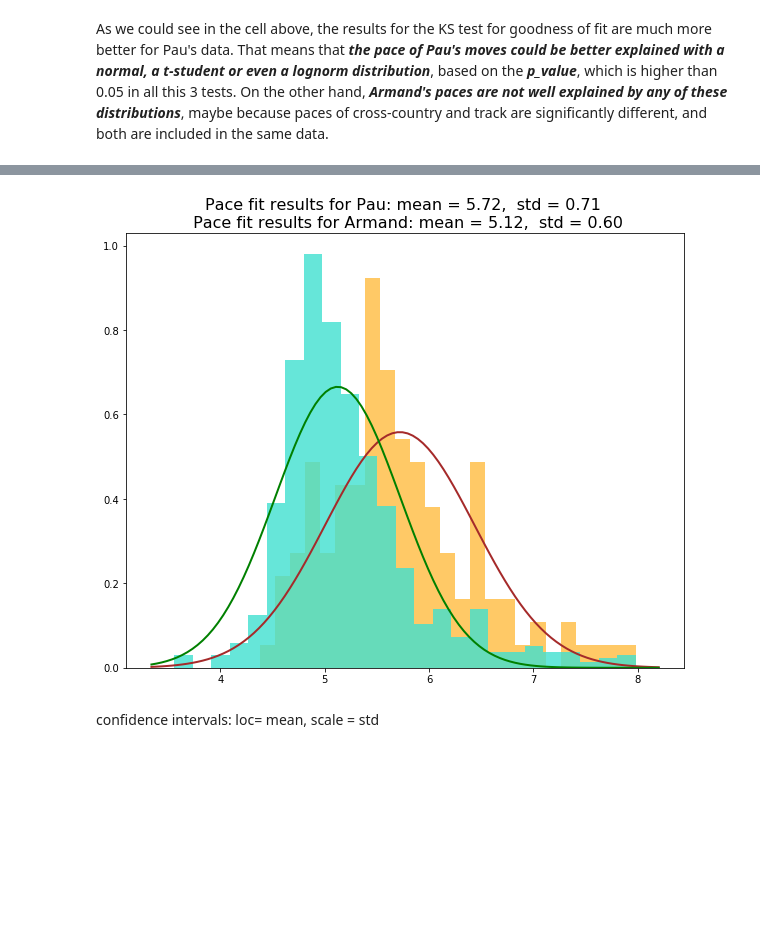
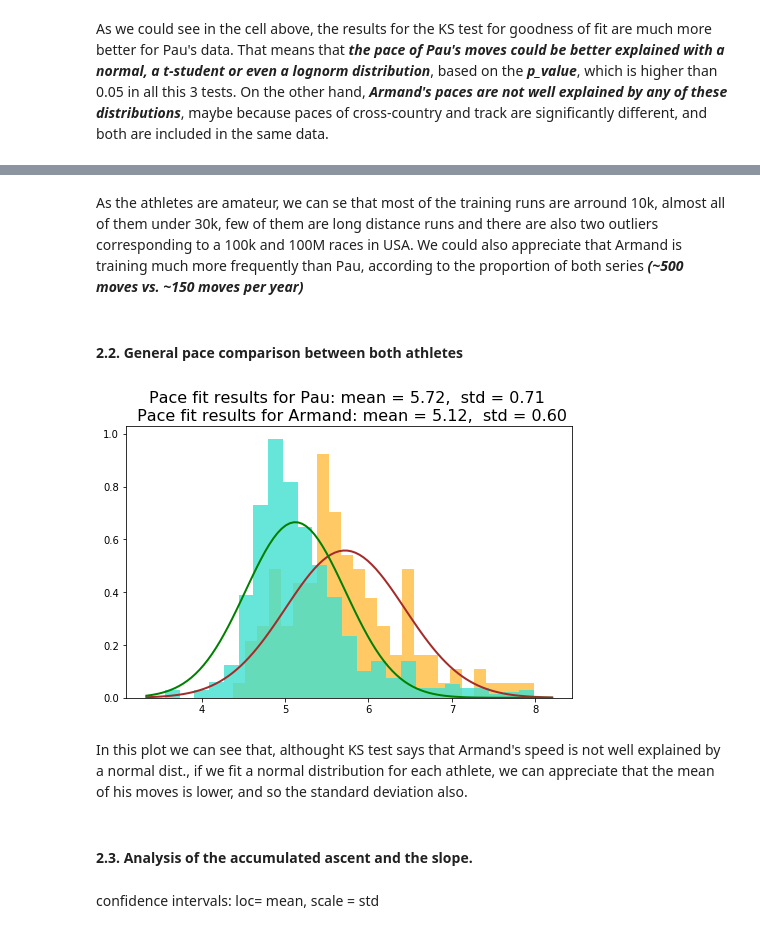
Before and after one commit to pausampietro/run_perfomance, a Jupyter notebook: 2. Data Exploratory Analysis.ipynb, the cells around one changed output, grey strips where cells are left out. Cells and saved outputs as stored; diff of their text form; code cells hidden in the pictures; blank space fills up the shorter version.

Commit message:
Analysis and plots (pending Ascent)

```diff
--- a/2. Data Exploratory Analysis.ipynb
+++ b/2. Data Exploratory Analysis.ipynb
@@ -103,26 +169,35 @@ As we could see in the cell above, the results for the KS test for goodness of f
+# %% [markdown]
+As the athletes are amateur, we can se that most of the training runs are arround 10k, almost all of them under 30k, few of them are long distance runs and there are also two outliers corresponding to a 100k and 100M races in USA.
+We could also appreciate that Armand is training much more frequently than Pau, according to the proportion of both series ***(~500 moves vs. ~150 moves per year)***
+# %% [markdown]
+#### 2.2. General pace comparison between both athletes
 # %%
 # Fitting a normal distribution to the data:
 mu_p, std_p = stats.norm.fit(data_p)
 mu_a, std_a = stats.norm.fit(data_a)
 
 # Plotting Histograms for both Pau and Armand pacing
-plt.figure(figsize=(10,8))
+plt.figure(figsize=(8,5))
 plt.hist(pace_p, bins = 25, density=True, alpha=0.6, color='orange')
 plt.hist(pace_a, bins = 25, density=True, alpha=0.8, color='turquoise')
 
 #Plotting normal distributions (PDF)
 xmin, xmax = plt.xlim()
 x = np.linspace(xmin, xmax, 100)
 p_p = stats.norm.pdf(x, mu_p, std_p)
 p_a = stats.norm.pdf(x, mu_a, std_a)
 plt.plot(x, p_p, 'k', linewidth=2, color = 'brown')
 plt.plot(x, p_a, 'k', linewidth=2, color = 'green')
 
 title = """Pace fit results for Pau: mean = %.2f,  std = %.2f \n Pace fit results for Armand: mean = %.2f,  std = %.2f""" % (mu_p, std_p, mu_a, std_a)
 plt.title(title, fontsize = 16)
 plt.show()
 # %% [output]
-[figure, old version]
+[figure, new version]
+# %% [markdown]
+In this plot we can see that, althought KS test says that Armand's speed is not well explained by a normal dist., if we fit a normal distribution for each athlete, we can appreciate that the mean of his moves is lower, and so the standard deviation also.
+# %% [markdown]
+#### 2.3. Analysis of the accumulated ascent and the slope.
 # %% [markdown]
 confidence intervals: loc= mean, scale = std
 # %%
```
Also changed, not shown: parts of 13 cells of this notebook.
